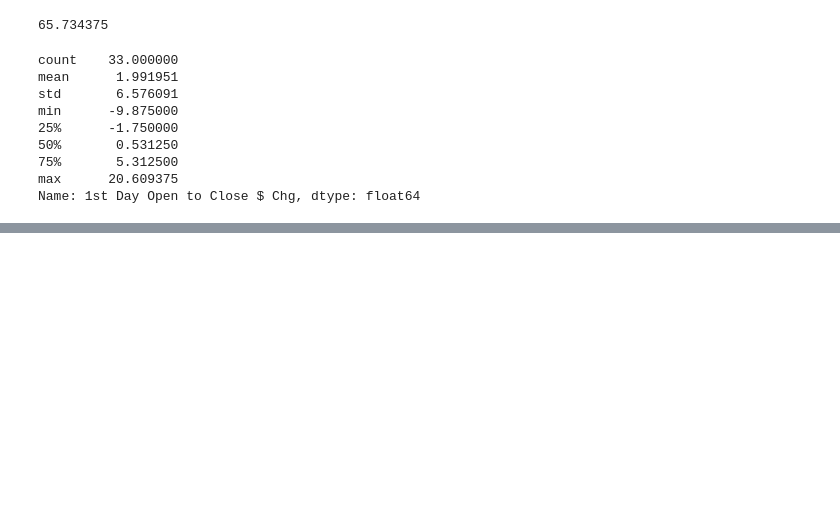
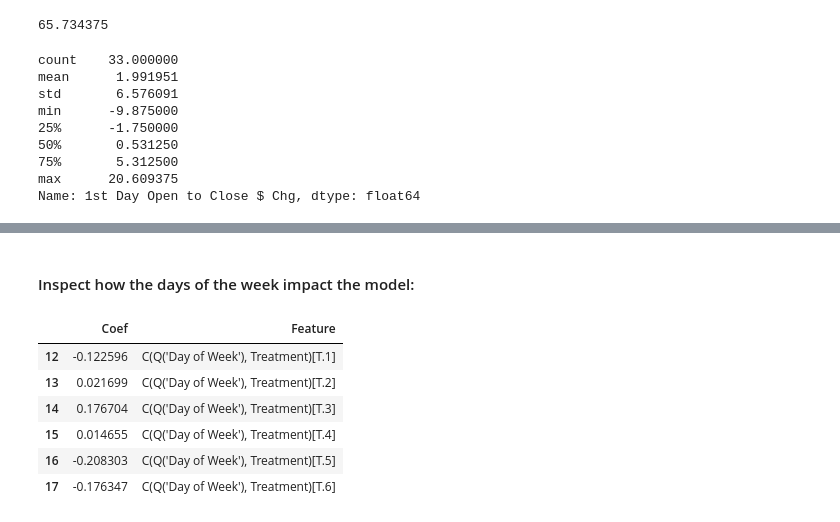
Before and after one commit to ylee9107/ML_app_Forecast_IPOmarket, a Jupyter notebook: ML_app_Forecast_IPOmarket.ipynb, the cells around one changed output, grey strips where cells are left out. Cells and saved outputs as stored; diff of their text form; code cells hidden in the pictures; blank space fills up the shorter version.

```diff
--- a/ML_app_Forecast_IPOmarket.ipynb
+++ b/ML_app_Forecast_IPOmarket.ipynb
@@ -733,0 +765,12 @@ From the count above, the model have suggest to trade in 33 IPOs, which have an
+# %% [markdown]
+#### Inspect how the days of the week impact the model:
+# %%
+features_df[features_df['Feature'].str.contains('Day')]
+# %% [output]
+|  | Coef | Feature |
+| 12 | -0.122596 | C(Q('Day of Week'), Treatment)[T.1] |
+| 13 | 0.021699 | C(Q('Day of Week'), Treatment)[T.2] |
+| 14 | 0.176704 | C(Q('Day of Week'), Treatment)[T.3] |
+| 15 | 0.014655 | C(Q('Day of Week'), Treatment)[T.4] |
+| 16 | -0.208303 | C(Q('Day of Week'), Treatment)[T.5] |
+| 17 | -0.176347 | C(Q('Day of Week'), Treatment)[T.6] |
```
Also changed, not shown: parts of 20 cells of this notebook.
